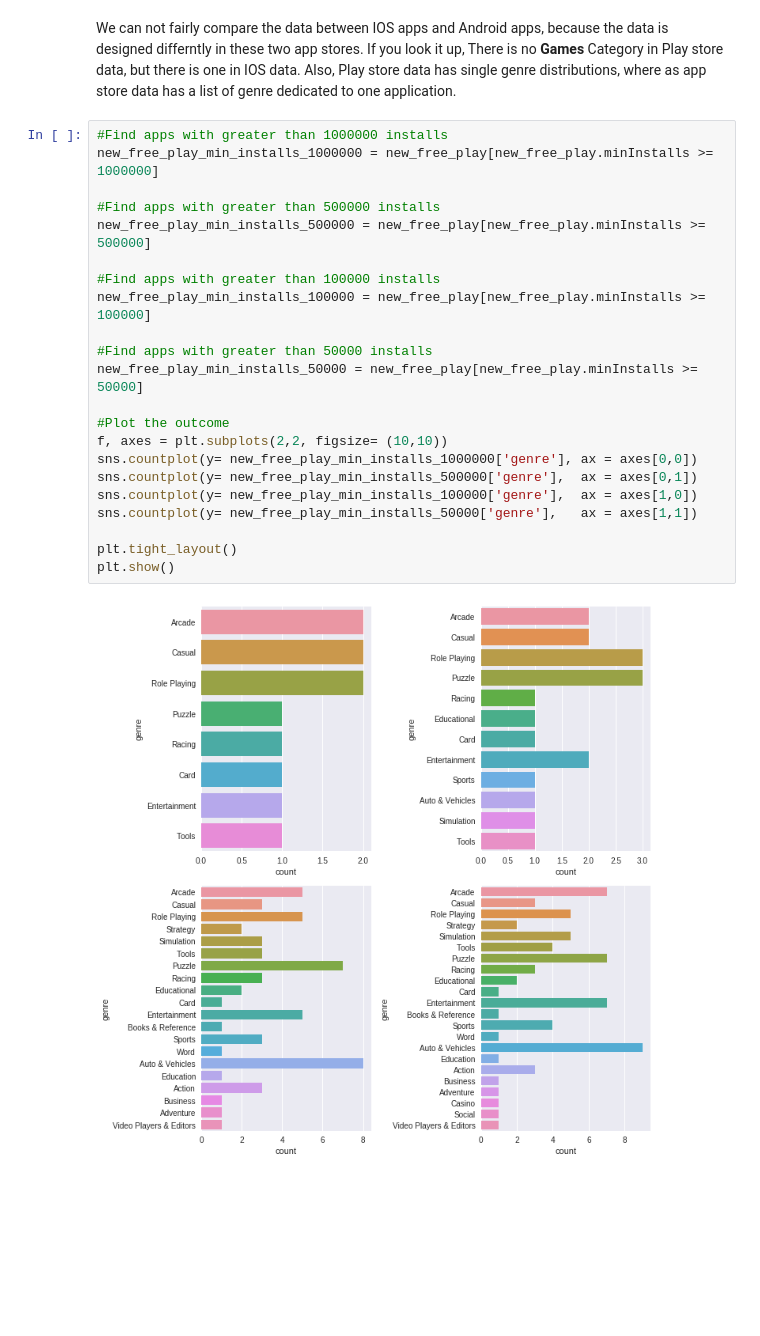
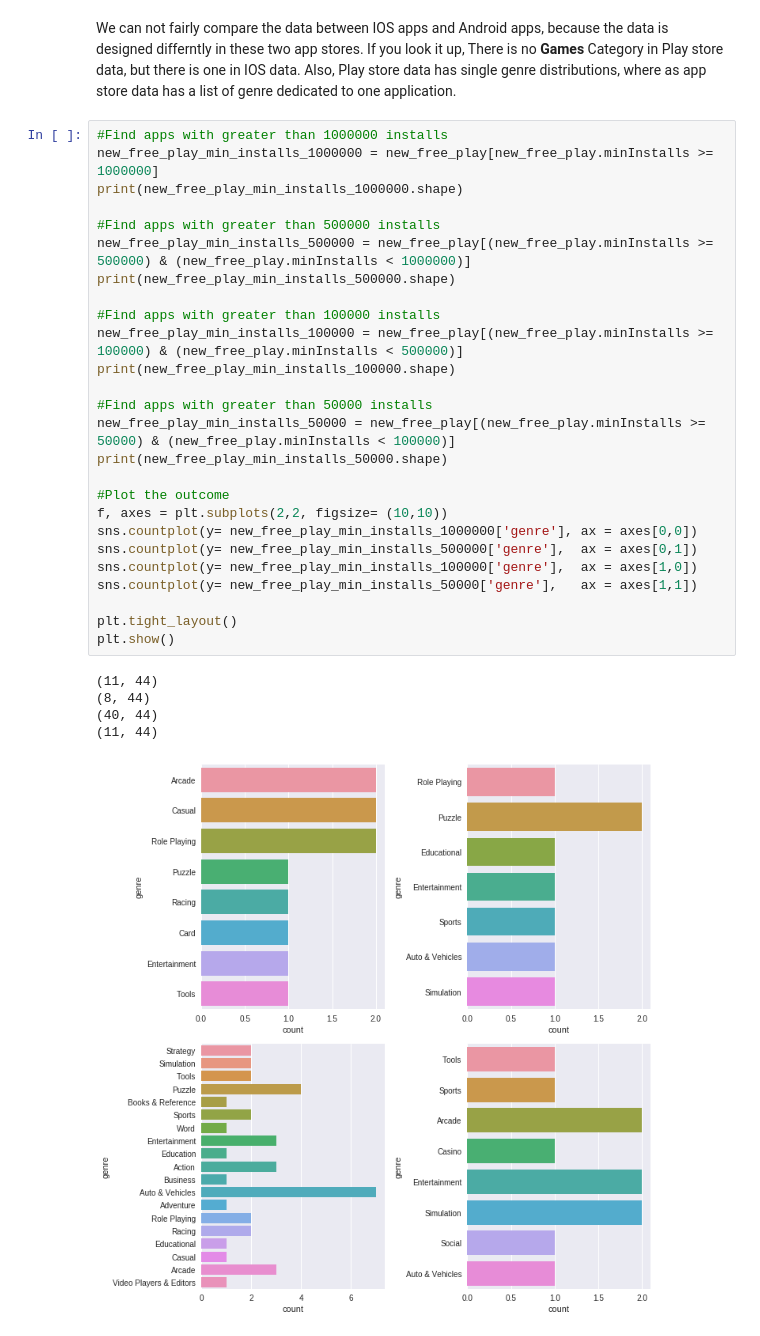
Before and after one commit to kevinpatelco/App_Trends, a Jupyter notebook: App_Trends.ipynb, the cells around one changed output. Drawn from its saved outputs; the diff is of its cells as text; blank space fills up the shorter version.

```diff
--- a/App_Trends.ipynb
+++ b/App_Trends.ipynb
@@ -198,24 +187,32 @@ We can not fairly compare the data between IOS apps and Android apps, because th
 # %%
 #Find apps with greater than 1000000 installs
 new_free_play_min_installs_1000000 = new_free_play[new_free_play.minInstalls >= 1000000]
+print(new_free_play_min_installs_1000000.shape)
 
 #Find apps with greater than 500000 installs
-new_free_play_min_installs_500000 = new_free_play[new_free_play.minInstalls >= 500000]
+new_free_play_min_installs_500000 = new_free_play[(new_free_play.minInstalls >= 500000) & (new_free_play.minInstalls < 1000000)]
+print(new_free_play_min_installs_500000.shape)
 
 #Find apps with greater than 100000 installs
-new_free_play_min_installs_100000 = new_free_play[new_free_play.minInstalls >= 100000]
+new_free_play_min_installs_100000 = new_free_play[(new_free_play.minInstalls >= 100000) & (new_free_play.minInstalls < 500000)]
+print(new_free_play_min_installs_100000.shape)
 
 #Find apps with greater than 50000 installs
-new_free_play_min_installs_50000 = new_free_play[new_free_play.minInstalls >= 50000]
+new_free_play_min_installs_50000 = new_free_play[(new_free_play.minInstalls >= 50000) & (new_free_play.minInstalls < 100000)]
+print(new_free_play_min_installs_50000.shape)
 
 #Plot the outcome
 f, axes = plt.subplots(2,2, figsize= (10,10))
 sns.countplot(y= new_free_play_min_installs_1000000['genre'], ax = axes[0,0])
 sns.countplot(y= new_free_play_min_installs_500000['genre'],  ax = axes[0,1])
 sns.countplot(y= new_free_play_min_installs_100000['genre'],  ax = axes[1,0])
 sns.countplot(y= new_free_play_min_installs_50000['genre'],   ax = axes[1,1])
 
 plt.tight_layout()
 plt.show()
 # %% [output]
+(11, 44)
+(8, 44)
+(40, 44)
+(11, 44)
-[figure, old version]
+[figure, new version]
```
Also changed, not shown: parts of 12 cells of this notebook.
